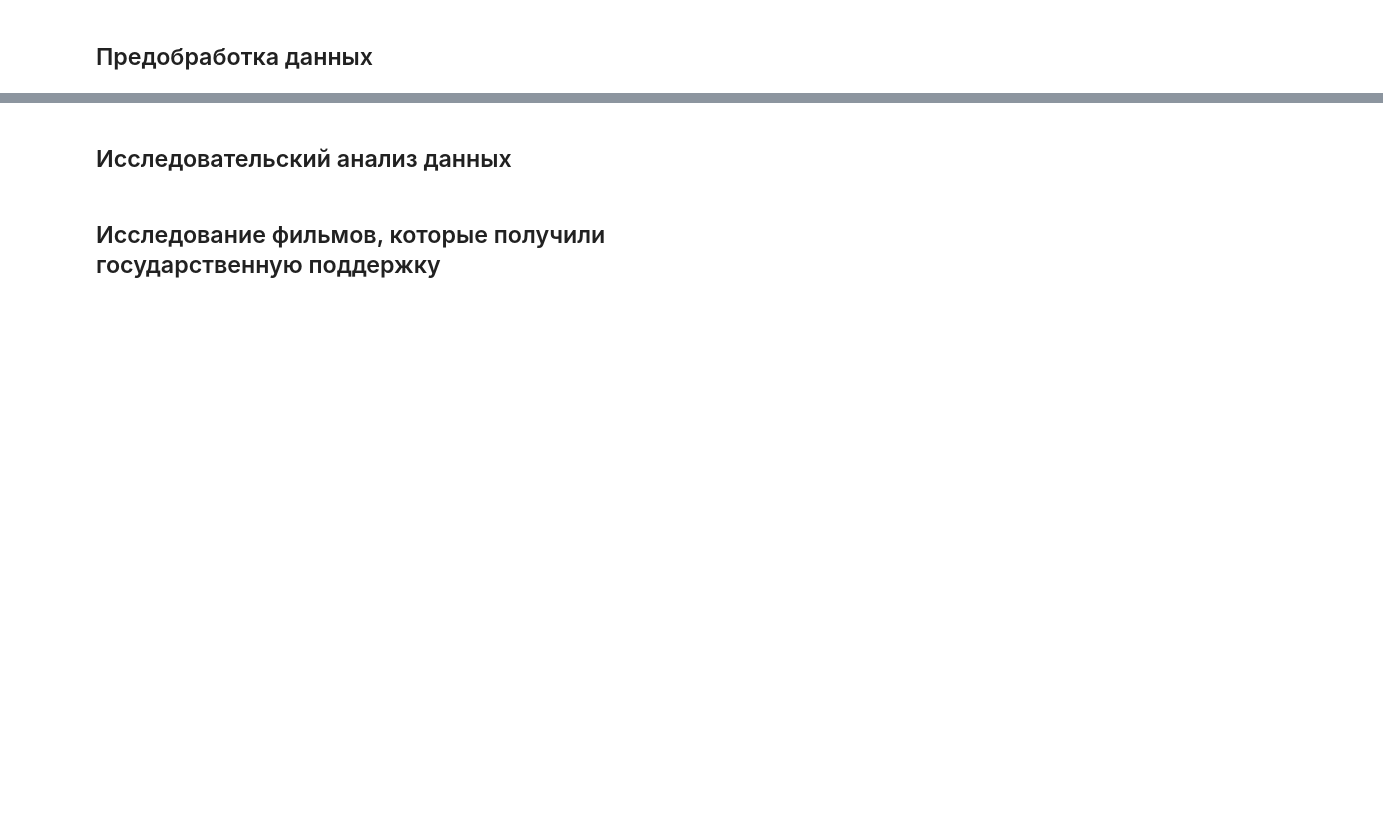
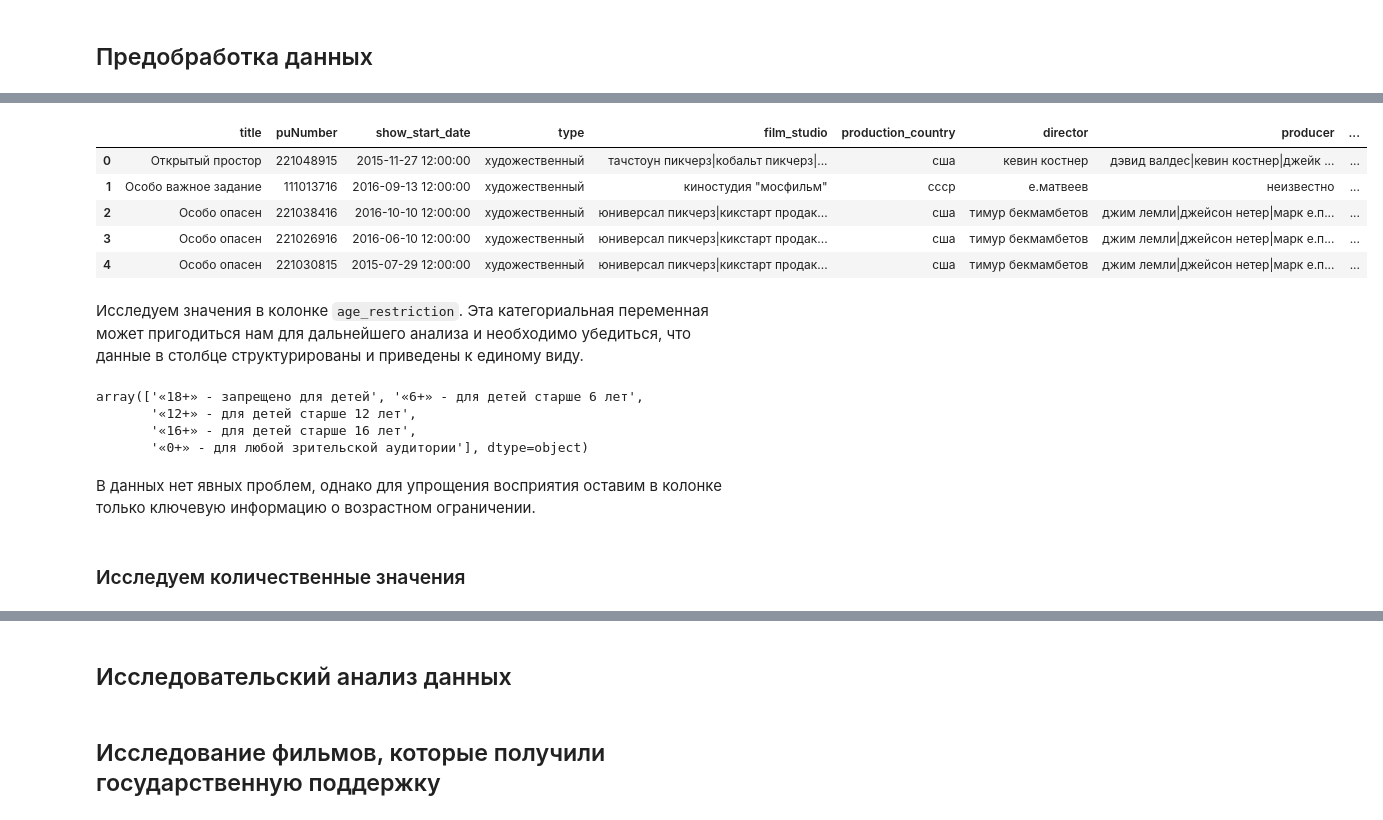
Before and after one commit to arina-fedorova/DataAnalysis, a Jupyter notebook: RU/Исследование данных о российском кинопрокате/film_distribution_analysis.ipynb, the cells around one changed output, grey strips where cells are left out. Saved outputs shown, nothing was run; the diff lists cells and outputs as text; code cells hidden in the pictures; blank space fills up the shorter version.

```diff
--- a/RU/Исследование данных о российском кинопрокате/film_distribution_analysis.ipynb
+++ b/RU/Исследование данных о российском кинопрокате/film_distribution_analysis.ipynb
@@ -76,0 +245,2 @@ data = movies.merge(shows, on='puNumber', how='left')
+# %%
+data['production_country'] = data['production_country'].str.strip().str.lower()
@@ -76,0 +312,21 @@ data = movies.merge(shows, on='puNumber', how='left')
+# %%
+# Проверим результат
+data.head()
+# %% [output]
+|  | title | puNumber | show_start_date | type | film_studio | production_country | director | producer | ... |
+| 0 | Открытый простор | 221048915 | 2015-11-27 12:00:00 | художественный | тачстоун пикчерз|кобальт пикчерз|... | сша | кевин костнер | дэвид валдес|кевин костнер|джейк ... | ... |
+| 1 | Особо важное задание | 111013716 | 2016-09-13 12:00:00 | художественный | киностудия "мосфильм" | ссср | е.матвеев | неизвестно | ... |
+| 2 | Особо опасен | 221038416 | 2016-10-10 12:00:00 | художественный | юниверсал пикчерз|кикстарт продак... | сша | тимур бекмамбетов | джим лемли|джейсон нетер|марк е.п... | ... |
+| 3 | Особо опасен | 221026916 | 2016-06-10 12:00:00 | художественный | юниверсал пикчерз|кикстарт продак... | сша | тимур бекмамбетов | джим лемли|джейсон нетер|марк е.п... | ... |
+| 4 | Особо опасен | 221030815 | 2015-07-29 12:00:00 | художественный | юниверсал пикчерз|кикстарт продак... | сша | тимур бекмамбетов | джим лемли|джейсон нетер|марк е.п... | ... |
+# %% [markdown]
+Исследуем значения в колонке `age_restriction`. Эта категориальная переменная может пригодиться нам для дальнейшего анализа и необходимо убедиться, что данные в столбце структурированы и приведены к единому виду.
+# %%
+data['age_restriction'].unique()
+# %% [output]
+array(['«18+» - запрещено для детей', '«6+» - для детей старше 6 лет',
+       '«12+» - для детей старше 12 лет',
+       '«16+» - для детей старше 16 лет',
+       '«0+» - для любой зрительской аудитории'], dtype=object)
+# %% [markdown]
+В данных нет явных проблем, однако для упрощения восприятия оставим в колонке только ключевую информацию о возрастном ограничении.
@@ -76,0 +335,2 @@ data = movies.merge(shows, on='puNumber', how='left')
+# %% [markdown]
+### Исследуем количественные значения
```
Also changed, not shown: parts of 55 cells of this notebook, 1 other file.
